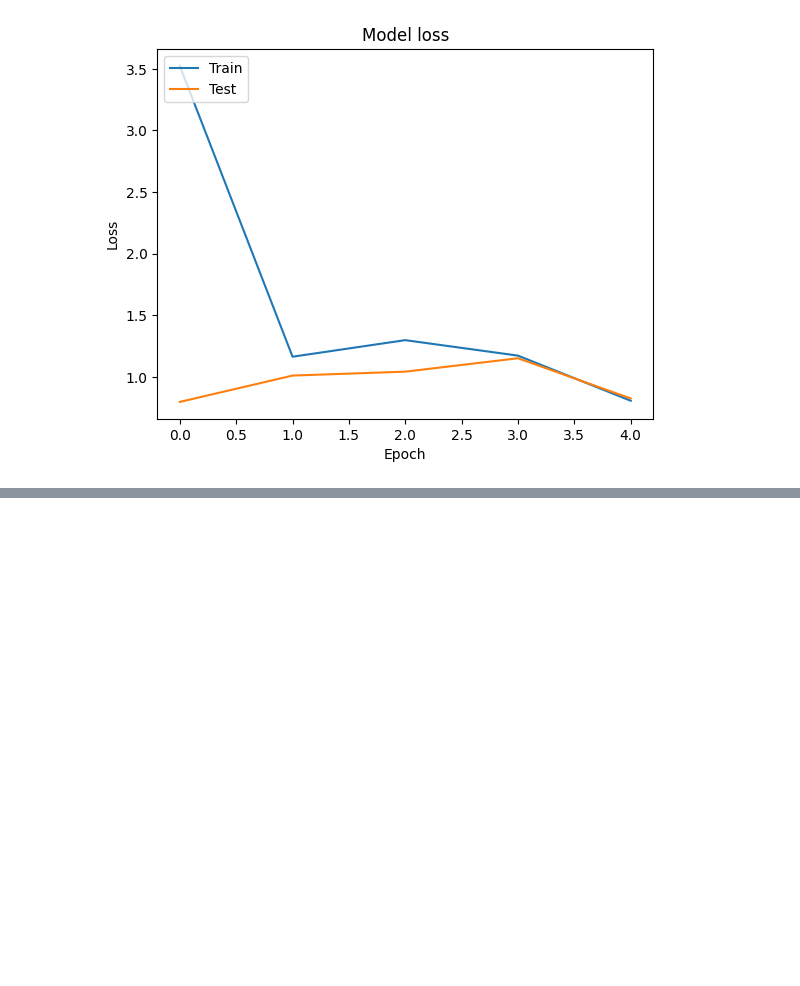
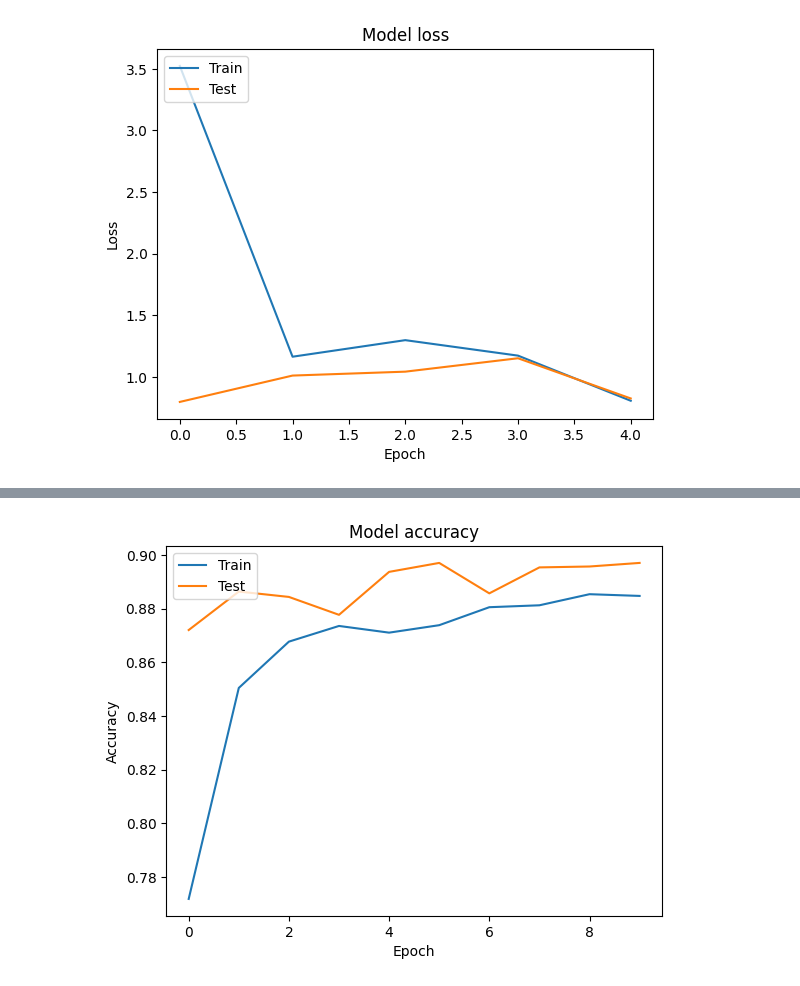
Before and after one commit to kale-sahil/intel-image-classification, a Jupyter notebook: Copy_of_Intel_Classification_Dataset.ipynb, the cells around one changed output, grey strips where cells are left out. Cells and saved outputs as stored; diff of their text form; code cells hidden in the pictures; blank space fills up the shorter version.

Commit message:
MobileNet V2 added

```diff
--- a/Copy_of_Intel_Classification_Dataset.ipynb
+++ b/Copy_of_Intel_Classification_Dataset.ipynb
@@ -793,0 +814,7 @@ model_incept.save("inception_v3.h5")
+# %%
+# image size required by MobileNet V2
+image_size=[224,224]
+
+# initializing the MobileNet V2 model
+# include_top specifies whether to include the fully connected layer at the top of the network
+mobileNet = MobileNetV2(input_shape=image_size+[3],weights='imagenet', include_top=False)
@@ -793,0 +828,11 @@ model_incept.save("inception_v3.h5")
+# %%
+model_mob = Sequential()
+model_mob.add(mobileNet)
+model_mob.add(GlobalAveragePooling2D())
+# O/P Layer num_classes i.e 6 becuase - 6 classes
+model_mob.add(Dense(units=6, activation="softmax"))
+
+# compiling the model and adding the optimizer
+model_mob.compile(optimizer=RMSprop(learning_rate=0.001), loss = "sparse_categorical_crossentropy", metrics = ["accuracy"])
+
+model_mob.summary()
@@ -793,0 +857,7 @@ model_incept.save("inception_v3.h5")
+# %%
+model_check = ModelCheckpoint('best_model.h5', monitor='val_accuracy', verbose=0, save_best_only=True, mode='max')
+early = EarlyStopping(monitor='val_accuracy', min_delta=0, patience=5, verbose=0, mode='max', restore_best_weights=True)
+reduce_lr = ReduceLROnPlateau(monitor='val_loss', factor=0.2, patience=5, min_lr=0.001)
+csv_logger = CSVLogger('train_log.csv', separator=',')
+
+callbacks=[model_check, early, reduce_lr, csv_logger]
@@ -793,0 +870,8 @@ model_incept.save("inception_v3.h5")
+# %%
+trained__model_mobilenet = model_mob.fit(train_generator2,
+                                     validation_data=test_generator2,
+                                     epochs=10,
+                                     steps_per_epoch=len(train_generator2),
+                                     validation_steps=len(test_generator2),
+                                     callbacks=callbacks
+                                     )
@@ -793,0 +899,4 @@ model_incept.save("inception_v3.h5")
+# %%
+model_accuracy(trained__model_mobilenet)
+# %% [output]
+[figure, added]
```
Also changed, not shown: parts of 10 cells of this notebook.
